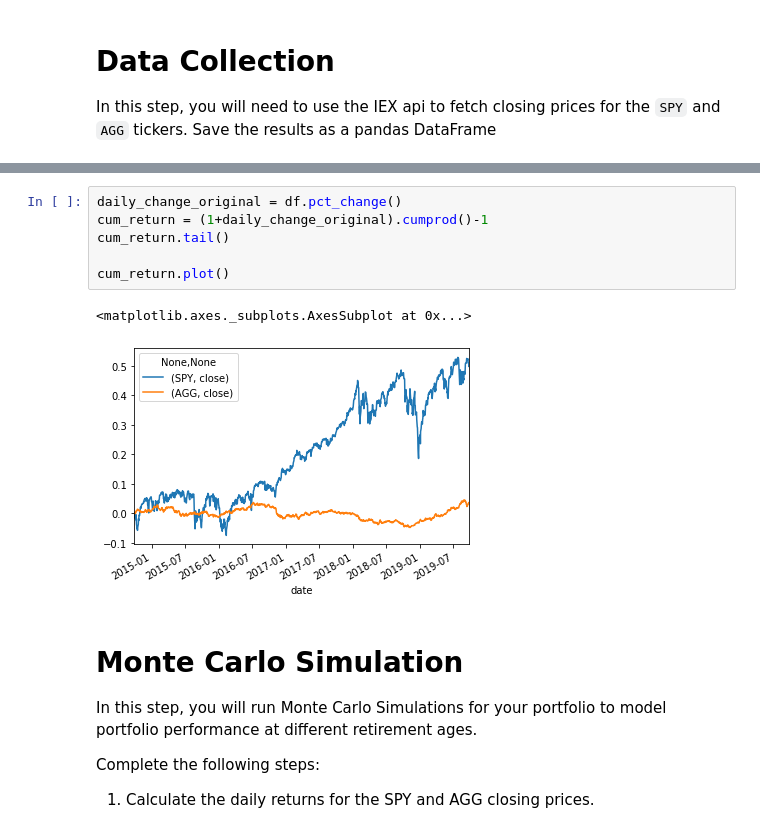
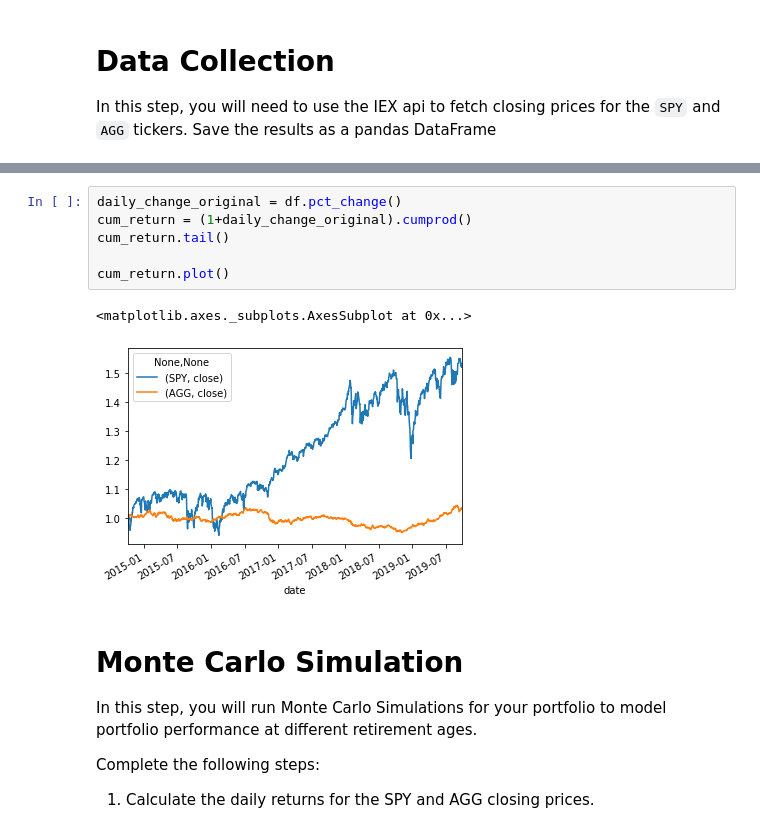
Before and after one commit to jennifermulroy/05-APIs, a Jupyter notebook: portfolio_planner.ipynb, the cells around one changed output, grey strips where cells are left out. Saved outputs shown, nothing was run; the diff lists cells and outputs as text.

```diff
--- a/portfolio_planner.ipynb
+++ b/portfolio_planner.ipynb
@@ -43,12 +48,12 @@ df.head()
 # %%
 daily_change_original = df.pct_change()
-cum_return = (1+daily_change_original).cumprod()-1
+cum_return = (1+daily_change_original).cumprod()
 cum_return.tail()
 
 cum_return.plot()
 # %% [output]
 <matplotlib.axes._subplots.AxesSubplot at 0x...>
-[figure, old version]
+[figure, new version]
 # %% [markdown]
 # Monte Carlo Simulation
 
```
Also changed, not shown: parts of 15 cells of this notebook.
